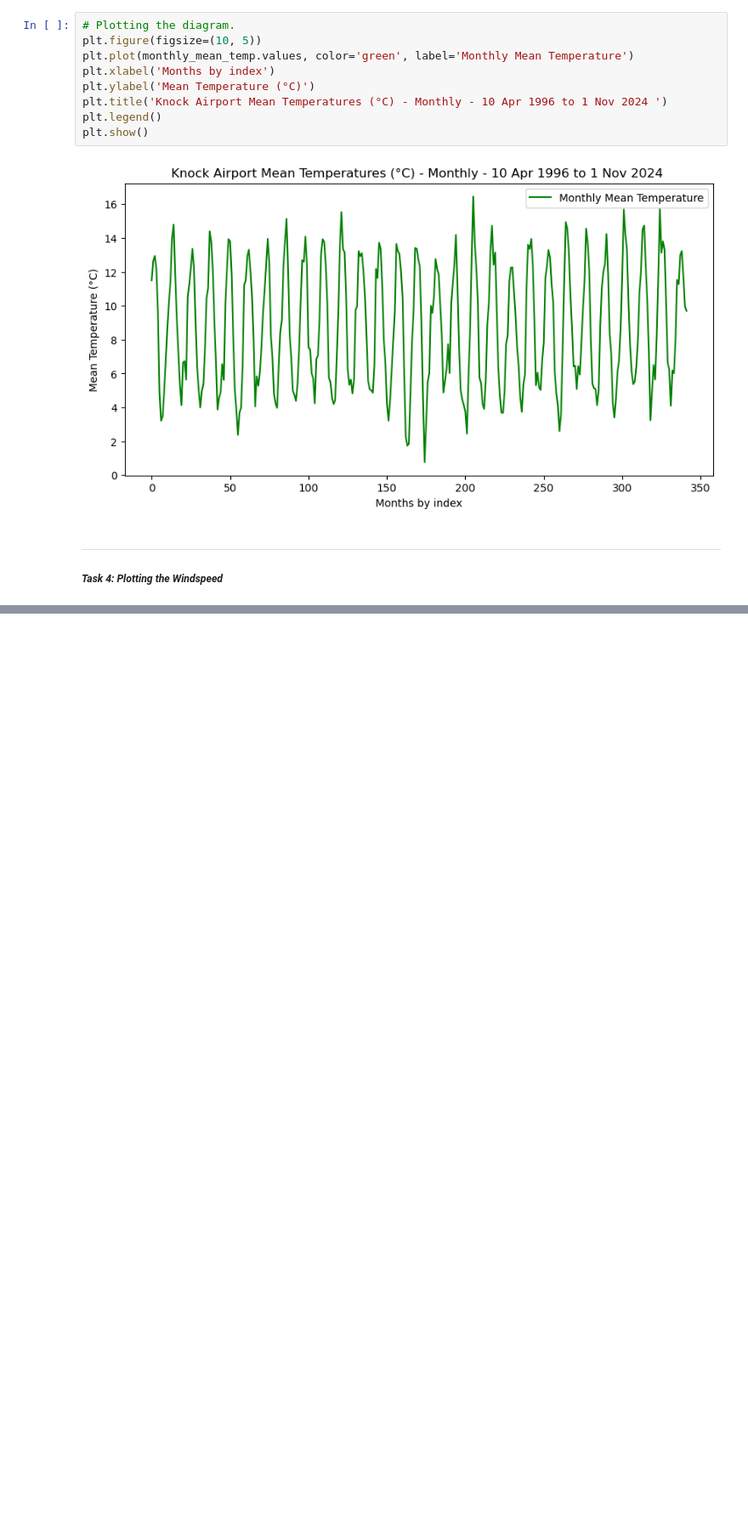
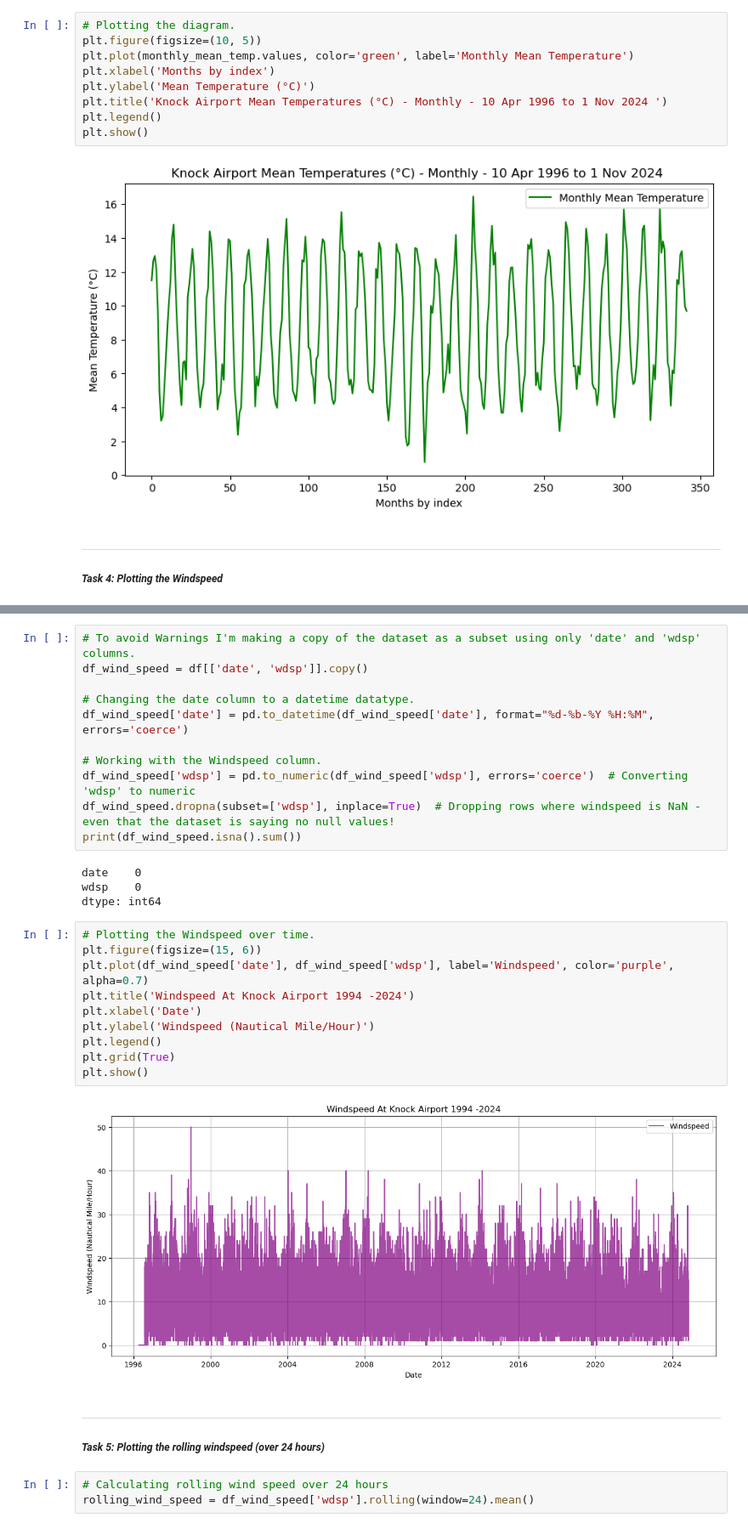
Before and after one commit to ermelinda-q/PFDA, a Jupyter notebook: assignments/assignment_6_weather.ipynb, the cells around one changed output, grey strips where cells are left out. Shown at 85% size. Saved outputs shown, nothing was run; the diff lists cells and outputs as text; blank space fills up the shorter version.

Commit message:
windspeed plotting

```diff
--- a/assignments/assignment_6_weather.ipynb
+++ b/assignments/assignment_6_weather.ipynb
@@ -177,0 +189,33 @@ plt.show()
+# %%
+# To avoid Warnings I'm making a copy of the dataset as a subset using only 'date' and 'wdsp' columns.
+df_wind_speed = df[['date', 'wdsp']].copy()
+
+# Changing the date column to a datetime datatype.
+df_wind_speed['date'] = pd.to_datetime(df_wind_speed['date'], format="%d-%b-%Y %H:%M", errors='coerce')
+
+# Working with the Windspeed column.
+df_wind_speed['wdsp'] = pd.to_numeric(df_wind_speed['wdsp'], errors='coerce')  # Converting 'wdsp' to numeric
+df_wind_speed.dropna(subset=['wdsp'], inplace=True)  # Dropping rows where windspeed is NaN - even that the dataset is saying no null values!
+print(df_wind_speed.isna().sum())
+# %% [output]
+date    0
+wdsp    0
+dtype: int64
+# %%
+# Plotting the Windspeed over time.
+plt.figure(figsize=(15, 6))
+plt.plot(df_wind_speed['date'], df_wind_speed['wdsp'], label='Windspeed', color='purple', alpha=0.7)
+plt.title('Windspeed At Knock Airport 1994 -2024')
+plt.xlabel('Date')
+plt.ylabel('Windspeed (Nautical Mile/Hour)')
+plt.legend()
+plt.grid(True)
+plt.show()
+# %% [output]
+[figure, added]
+# %% [markdown]
+***
+##### _Task 5: Plotting the rolling windspeed (over 24 hours)_
+# %%
+# Calculating rolling wind speed over 24 hours
+rolling_wind_speed = df_wind_speed['wdsp'].rolling(window=24).mean()
```
Also changed, not shown: parts of 3 cells of this notebook.
